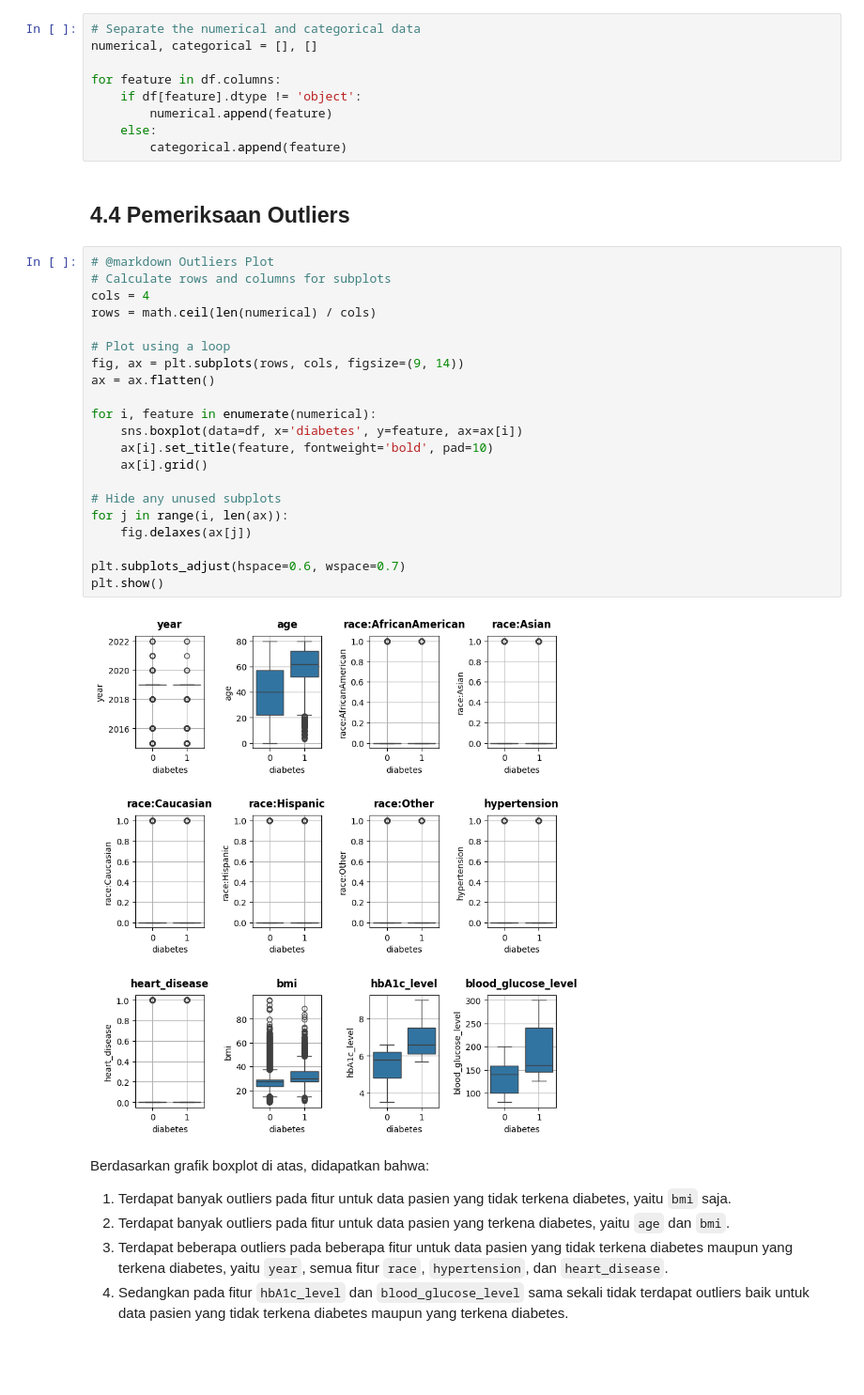
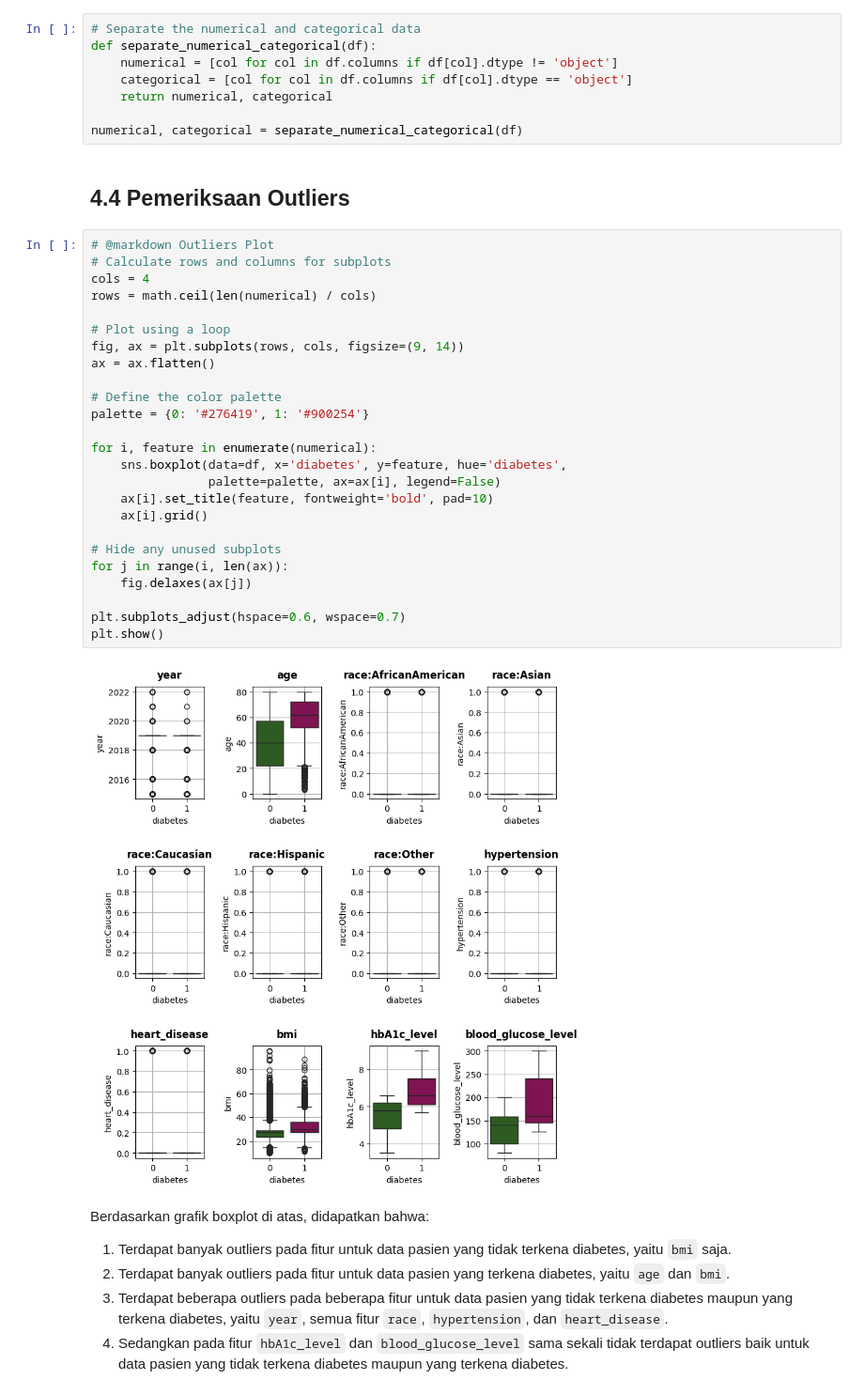
Before and after one commit to aNdr3W03/Eksperimen_SML_andrewbj, a Jupyter notebook: preprocessing/Eksperimen_andrewbj.ipynb, the cells around one changed output. Shown: that part at 94% size. Drawn from its saved outputs; the diff is of its cells as text; blank space fills up the shorter version.

Commit message:
Add data pre-processing steps

```diff
--- a/preprocessing/Eksperimen_andrewbj.ipynb
+++ b/preprocessing/Eksperimen_andrewbj.ipynb
@@ -312,38 +318,41 @@ dtype: int64
 Pada dataset ini tidak terdapat nilai yang kosong atau hilang (_missing value_), sehingga tidak diperlukan pemrosesan data lebih lanjut untuk menangani _missing value_ dan aman untuk dilakukan analisis lebih lanjut.
 # %%
 # Separate the numerical and categorical data
-numerical, categorical = [], []
+def separate_numerical_categorical(df):
+    numerical = [col for col in df.columns if df[col].dtype != 'object']
+    categorical = [col for col in df.columns if df[col].dtype == 'object']
+    return numerical, categorical
 
-for feature in df.columns:
-    if df[feature].dtype != 'object':
-        numerical.append(feature)
-    else:
-        categorical.append(feature)
+numerical, categorical = separate_numerical_categorical(df)
 # %% [markdown]
 ## 4.4 Pemeriksaan Outliers
 # %%
 # @markdown Outliers Plot
 # Calculate rows and columns for subplots
 cols = 4
 rows = math.ceil(len(numerical) / cols)
 
 # Plot using a loop
 fig, ax = plt.subplots(rows, cols, figsize=(9, 14))
 ax = ax.flatten()
 
+# Define the color palette
+palette = {0: '#276419', 1: '#900254'}
+
 for i, feature in enumerate(numerical):
-    sns.boxplot(data=df, x='diabetes', y=feature, ax=ax[i])
+    sns.boxplot(data=df, x='diabetes', y=feature, hue='diabetes',
+                palette=palette, ax=ax[i], legend=False)
     ax[i].set_title(feature, fontweight='bold', pad=10)
     ax[i].grid()
 
 # Hide any unused subplots
 for j in range(i, len(ax)):
     fig.delaxes(ax[j])
 
 plt.subplots_adjust(hspace=0.6, wspace=0.7)
 plt.show()
 # %% [output]
-[figure, old version]
+[figure, new version]
 # %% [markdown]
 Berdasarkan grafik boxplot di atas, didapatkan bahwa:
 1. Terdapat banyak outliers pada fitur untuk data pasien yang tidak terkena diabetes, yaitu `bmi` saja.
```
Also changed, not shown: parts of 22 cells of this notebook.
